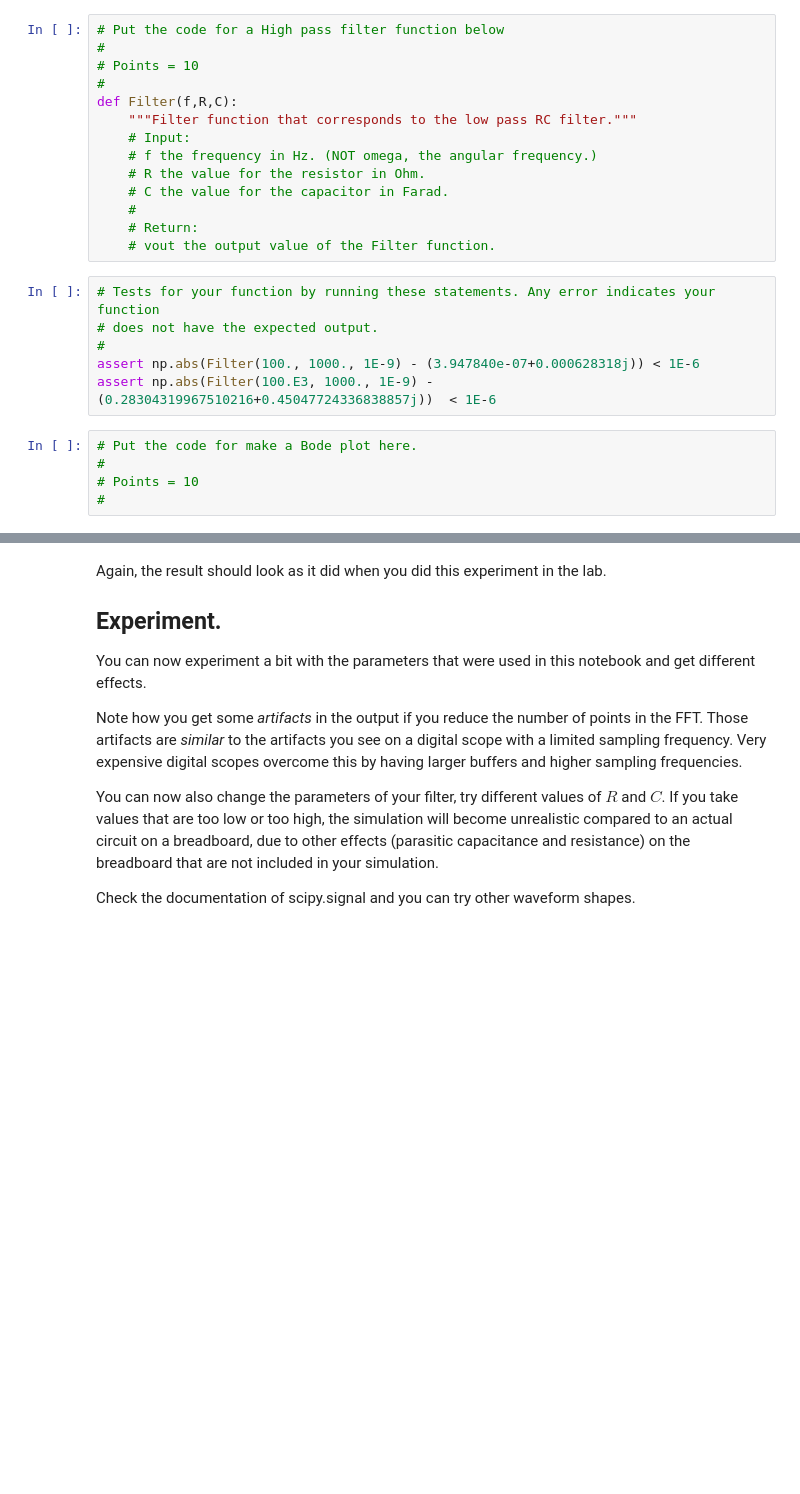
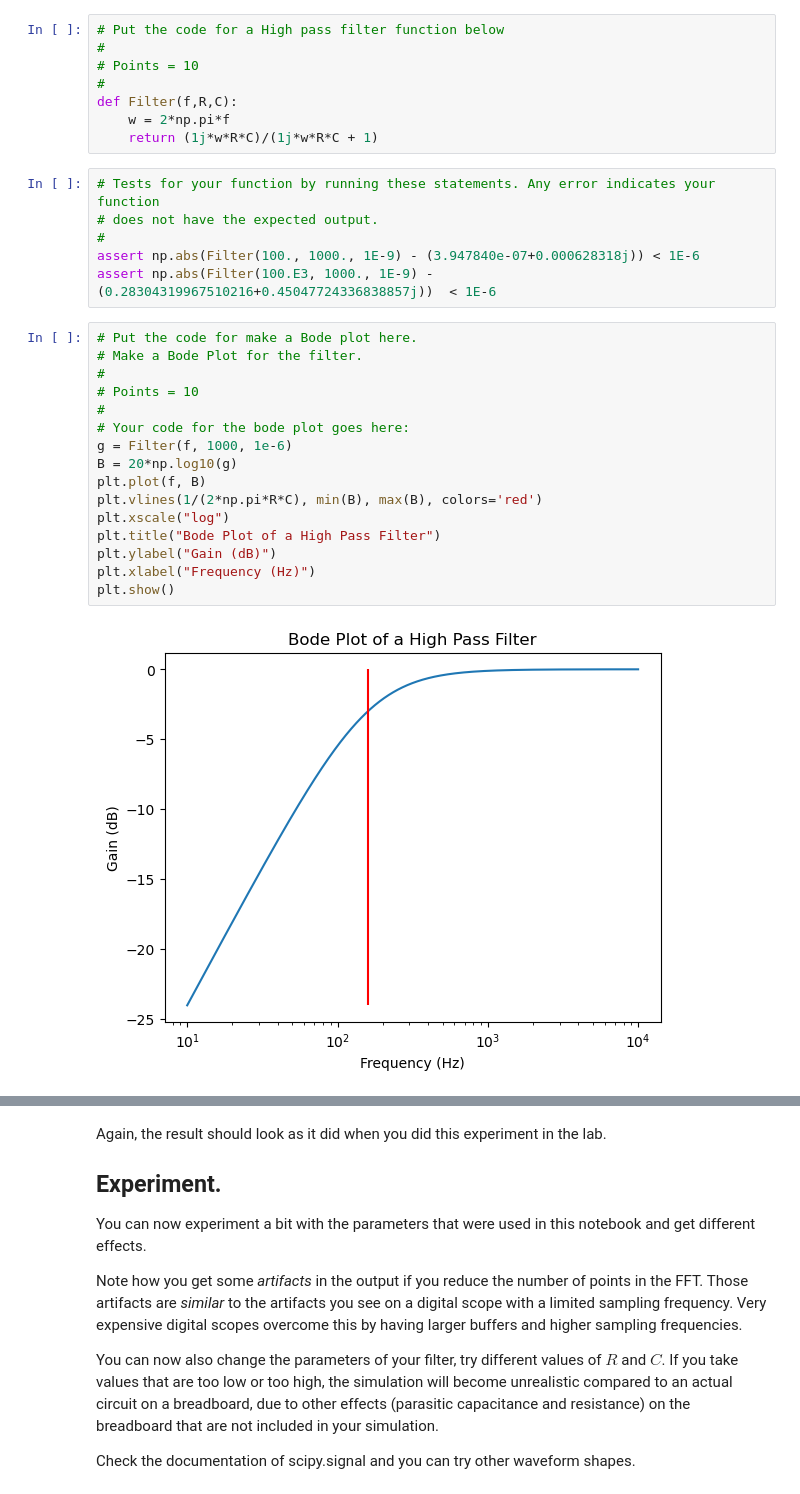
Before and after one commit to rainvm/College-Work, a Jupyter notebook: Physics/Experimental 1/Homework 4/RC_Filters_in_Python.ipynb, the cells around one changed output, grey strips where cells are left out. Drawn from its saved outputs; the diff is of its cells as text; blank space fills up the shorter version.

```diff
--- a/Physics/Experimental 1/Homework 4/RC_Filters_in_Python.ipynb
+++ b/Physics/Experimental 1/Homework 4/RC_Filters_in_Python.ipynb
@@ -277,31 +277,38 @@ The plot you get should look like the one you had for the low pass filter in the
 # High Pass Filter
 
 You now want to repeat this entire calculation, but for a high pass filter. You can copy an paste most of the code that you have for the low pass filter, the only thing you need to change is the filter function, `Filter(f, R, C)` to be correct for a high pass filter.
-# %%
-# Put the code for a High pass filter function below
-#
-# Points = 10
-#
-def Filter(f,R,C):
-    """Filter function that corresponds to the low pass RC filter."""
-    # Input:
-    # f the frequency in Hz. (NOT omega, the angular frequency.)
-    # R the value for the resistor in Ohm.
-    # C the value for the capacitor in Farad.
-    #
-    # Return:
-    # vout the output value of the Filter function.
+# %%
+# Put the code for a High pass filter function below
+#
+# Points = 10
+#
+def Filter(f,R,C):
+    w = 2*np.pi*f
+    return (1j*w*R*C)/(1j*w*R*C + 1)
 # %%
 # Tests for your function by running these statements. Any error indicates your function
 # does not have the expected output.
 #
 assert np.abs(Filter(100., 1000., 1E-9) - (3.947840e-07+0.000628318j)) < 1E-6
 assert np.abs(Filter(100.E3, 1000., 1E-9) - (0.28304319967510216+0.45047724336838857j))  < 1E-6
-# %%
-# Put the code for make a Bode plot here.
-#
-# Points = 10
-#
+# %%
+# Put the code for make a Bode plot here.
+# Make a Bode Plot for the filter.
+#
+# Points = 10
+#
+# Your code for the bode plot goes here:
+g = Filter(f, 1000, 1e-6)
+B = 20*np.log10(g)
+plt.plot(f, B)
+plt.vlines(1/(2*np.pi*R*C), min(B), max(B), colors='red')
+plt.xscale("log")
+plt.title("Bode Plot of a High Pass Filter")
+plt.ylabel("Gain (dB)")
+plt.xlabel("Frequency (Hz)")
+plt.show()
+# %% [output]
+[figure, added]
 # %%
 # Put the code for doing the Fourier transform of a square wave, the filter step, and the
 # inverse Fourier transform here. Then add the code to plot the result.
```
Also changed, not shown: parts of 7 cells of this notebook, 1 other file.
